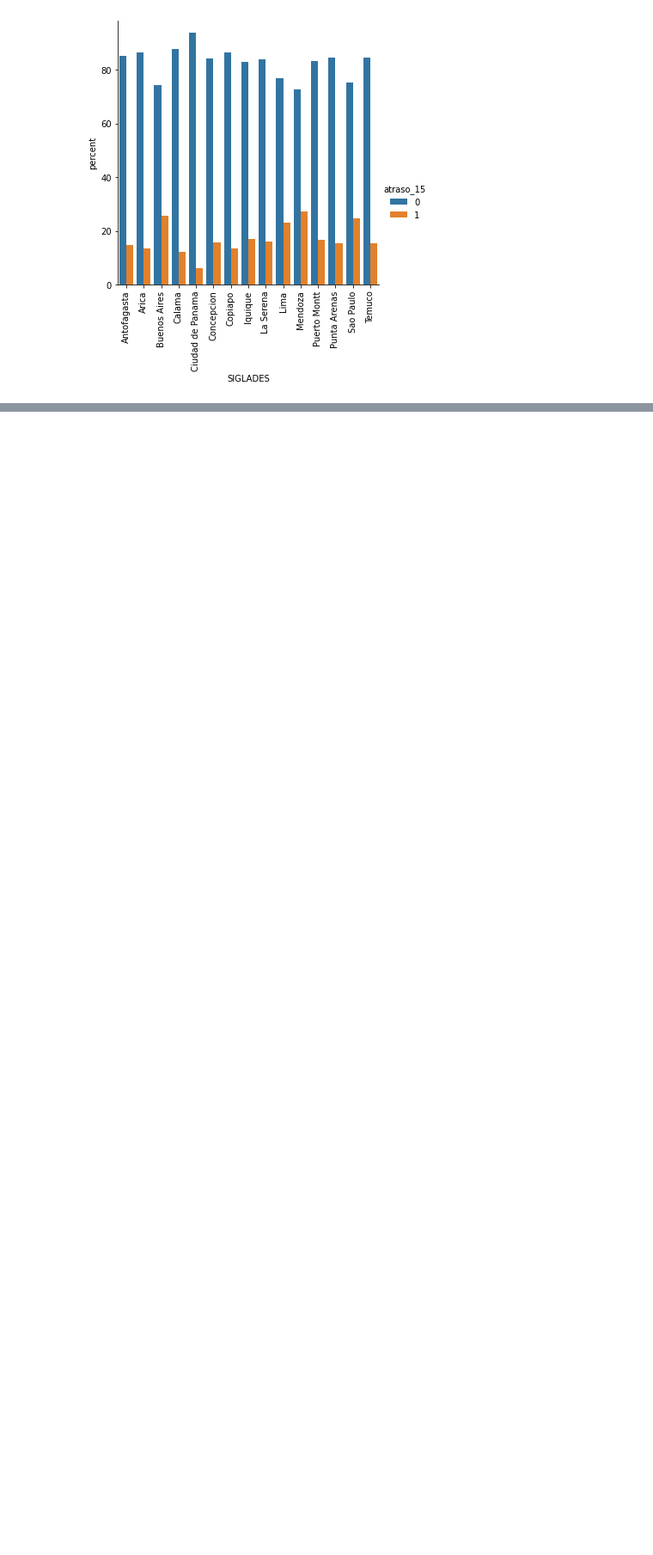
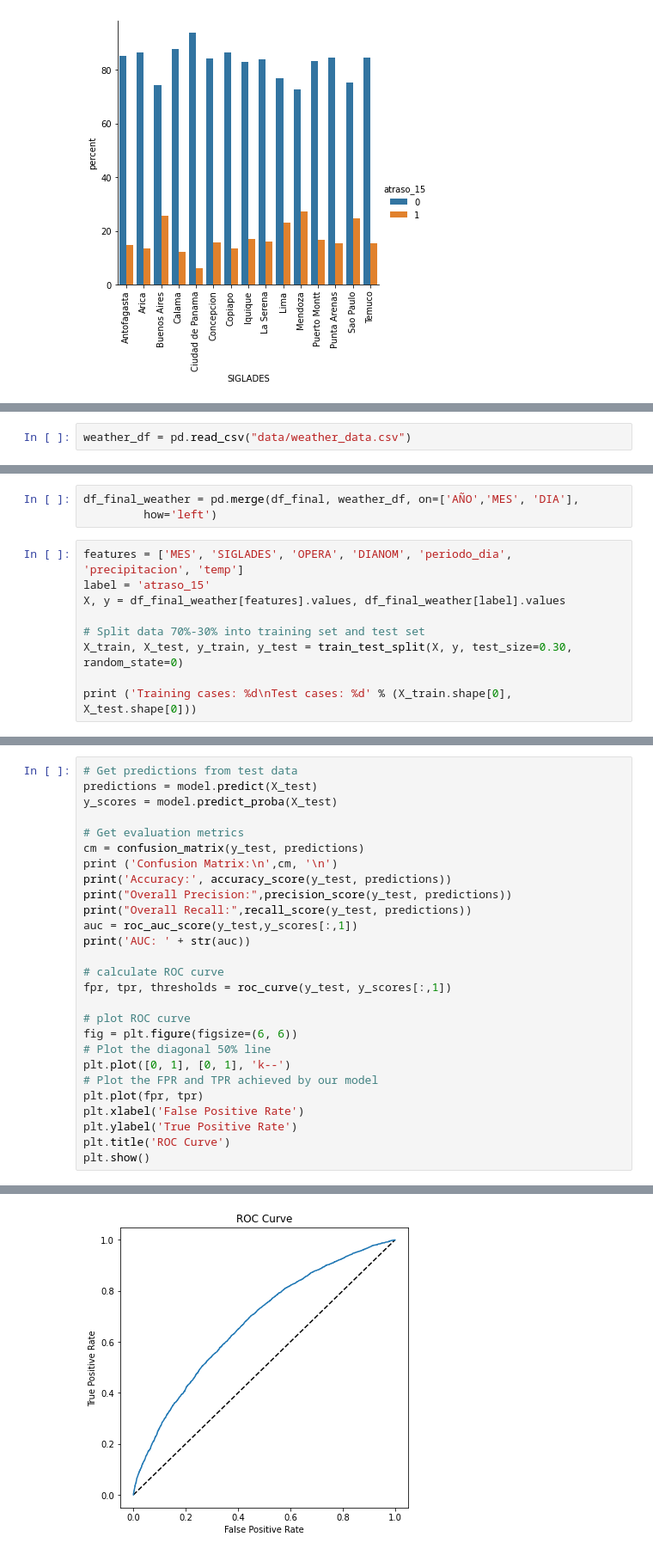
Before and after one commit to enrique-vilchez/datascientist-challenge, a Jupyter notebook: solution.ipynb, the cells around one changed output, grey strips where cells are left out. Shown at 86% size. Drawn from its saved outputs; the diff is of its cells as text; blank space fills up the shorter version.

Commit message:
added weather data

```diff
--- a/solution.ipynb
+++ b/solution.ipynb
@@ -325,0 +316,2 @@ AUC: 0.6600144635716514
+# %%
+weather_df = pd.read_csv("data/weather_data.csv")
@@ -325,0 +327,12 @@ AUC: 0.6600144635716514
+# %%
+df_final_weather = pd.merge(df_final, weather_df, on=['AÑO','MES', 'DIA'],
+         how='left')
+# %%
+features = ['MES', 'SIGLADES', 'OPERA', 'DIANOM', 'periodo_dia', 'precipitacion', 'temp']
+label = 'atraso_15'
+X, y = df_final_weather[features].values, df_final_weather[label].values
+
+# Split data 70%-30% into training set and test set
+X_train, X_test, y_train, y_test = train_test_split(X, y, test_size=0.30, random_state=0)
+
+print ('Training cases: %d\nTest cases: %d' % (X_train.shape[0], X_test.shape[0]))
@@ -325,0 +379,28 @@ AUC: 0.6600144635716514
+# %%
+# Get predictions from test data
+predictions = model.predict(X_test)
+y_scores = model.predict_proba(X_test)
+
+# Get evaluation metrics
+cm = confusion_matrix(y_test, predictions)
+print ('Confusion Matrix:\n',cm, '\n')
+print('Accuracy:', accuracy_score(y_test, predictions))
+print("Overall Precision:",precision_score(y_test, predictions))
+print("Overall Recall:",recall_score(y_test, predictions))
+auc = roc_auc_score(y_test,y_scores[:,1])
+print('AUC: ' + str(auc))
+
+# calculate ROC curve
+fpr, tpr, thresholds = roc_curve(y_test, y_scores[:,1])
+
+# plot ROC curve
+fig = plt.figure(figsize=(6, 6))
+# Plot the diagonal 50% line
+plt.plot([0, 1], [0, 1], 'k--')
+# Plot the FPR and TPR achieved by our model
+plt.plot(fpr, tpr)
+plt.xlabel('False Positive Rate')
+plt.ylabel('True Positive Rate')
+plt.title('ROC Curve')
+plt.show()
+# %% [output]
@@ -325,0 +415 @@ AUC: 0.6600144635716514
+[figure, added]
```
Also changed, not shown: parts of 12 cells of this notebook, 1 other file.
